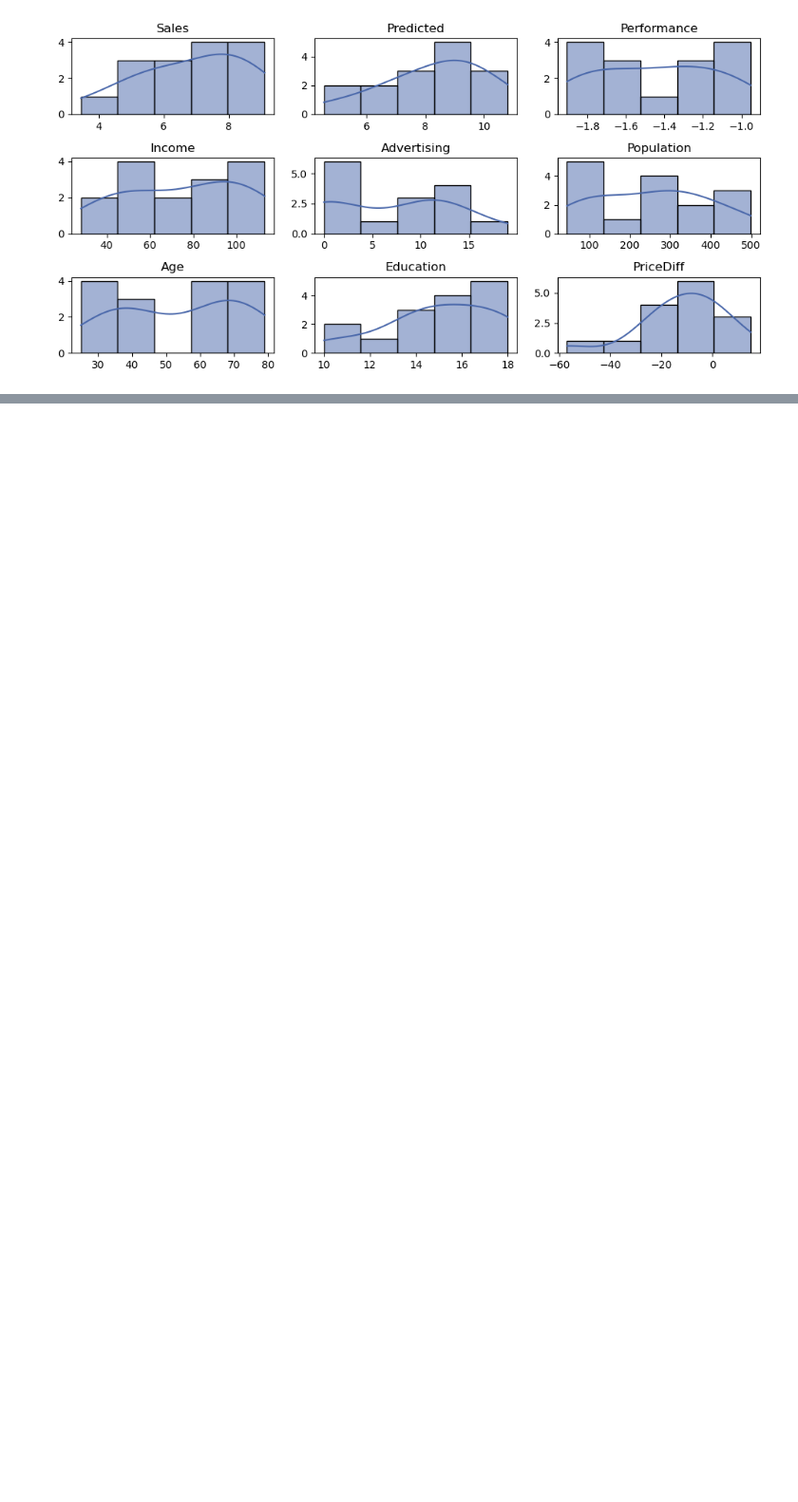
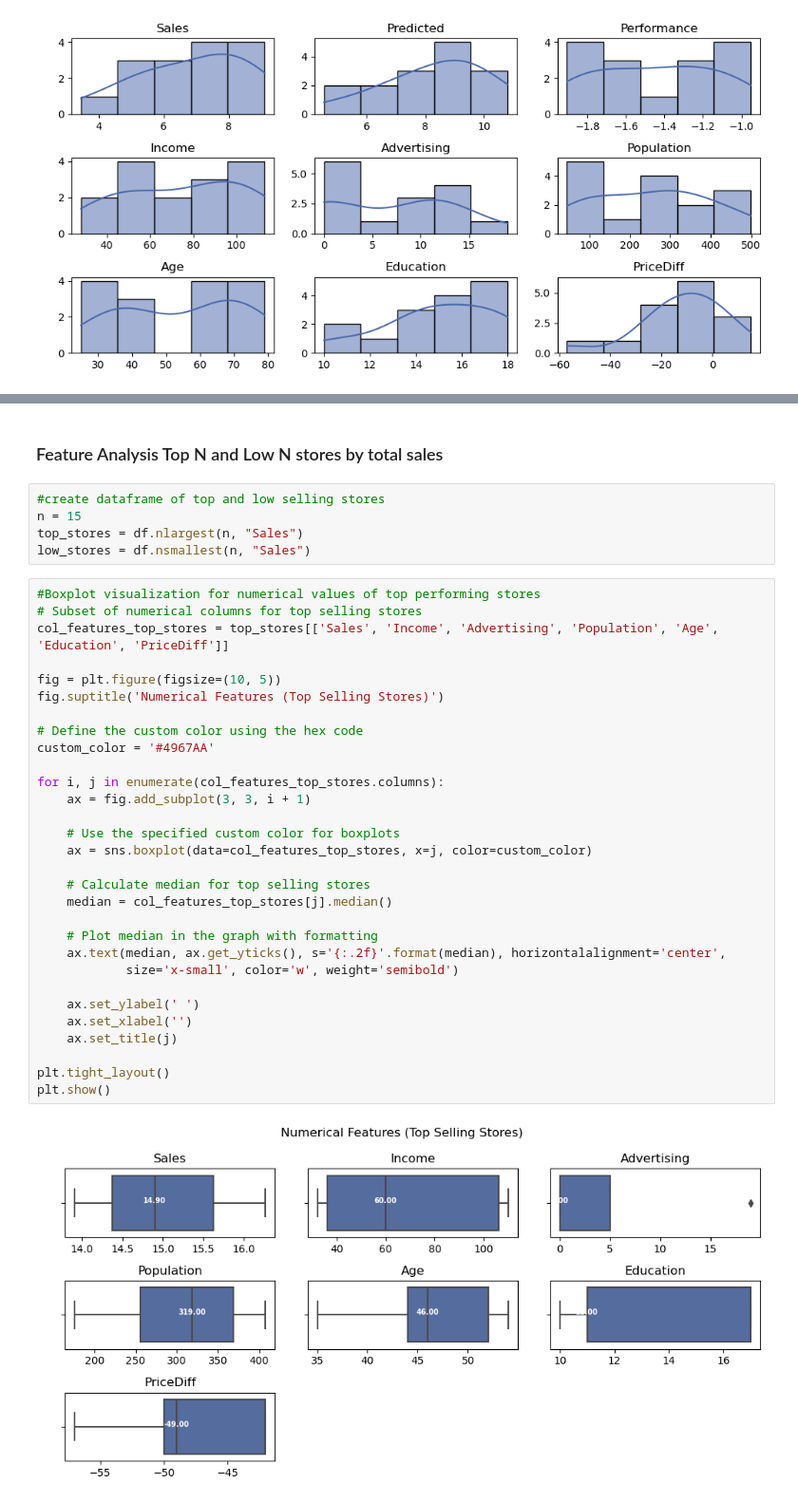
Before and after one commit to fredrik998/AppliedMachineLearning, a Jupyter notebook: Codes/JohannesCodes.ipynb, the cells around one changed output, grey strips where cells are left out. Shown: that part at 95% size. Saved outputs shown, nothing was run; the diff lists cells and outputs as text; blank space fills up the shorter version.

Commit message:
Feature analysis top low stores depending on sales

```diff
--- a/Codes/JohannesCodes.ipynb
+++ b/Codes/JohannesCodes.ipynb
@@ -462,3 +462,42 @@ plt.show()
 # %% [output]
 KeyError: 'Index'
 <Figure size 1200x1200 with 0 Axes>
+# %% [markdown]
+### Feature Analysis Top N and Low N stores by total sales
+# %%
+#create dataframe of top and low selling stores
+n = 15
+top_stores = df.nlargest(n, "Sales")
+low_stores = df.nsmallest(n, "Sales")
+# %%
+#Boxplot visualization for numerical values of top performing stores
+# Subset of numerical columns for top selling stores
+col_features_top_stores = top_stores[['Sales', 'Income', 'Advertising', 'Population', 'Age', 'Education', 'PriceDiff']]
+
+fig = plt.figure(figsize=(10, 5))
+fig.suptitle('Numerical Features (Top Selling Stores)')
+
+# Define the custom color using the hex code
+custom_color = '#4967AA'
+
+for i, j in enumerate(col_features_top_stores.columns):
+    ax = fig.add_subplot(3, 3, i + 1)
+
+    # Use the specified custom color for boxplots
+    ax = sns.boxplot(data=col_features_top_stores, x=j, color=custom_color)
+
+    # Calculate median for top selling stores
+    median = col_features_top_stores[j].median()
+
+    # Plot median in the graph with formatting
+    ax.text(median, ax.get_yticks(), s='{:.2f}'.format(median), horizontalalignment='center',
+            size='x-small', color='w', weight='semibold')
+
+    ax.set_ylabel(' ')
+    ax.set_xlabel('')
+    ax.set_title(j)
+
+plt.tight_layout()
+plt.show()
+# %% [output]
+[figure, added]
```
Also changed, not shown: parts of 10 cells of this notebook.
